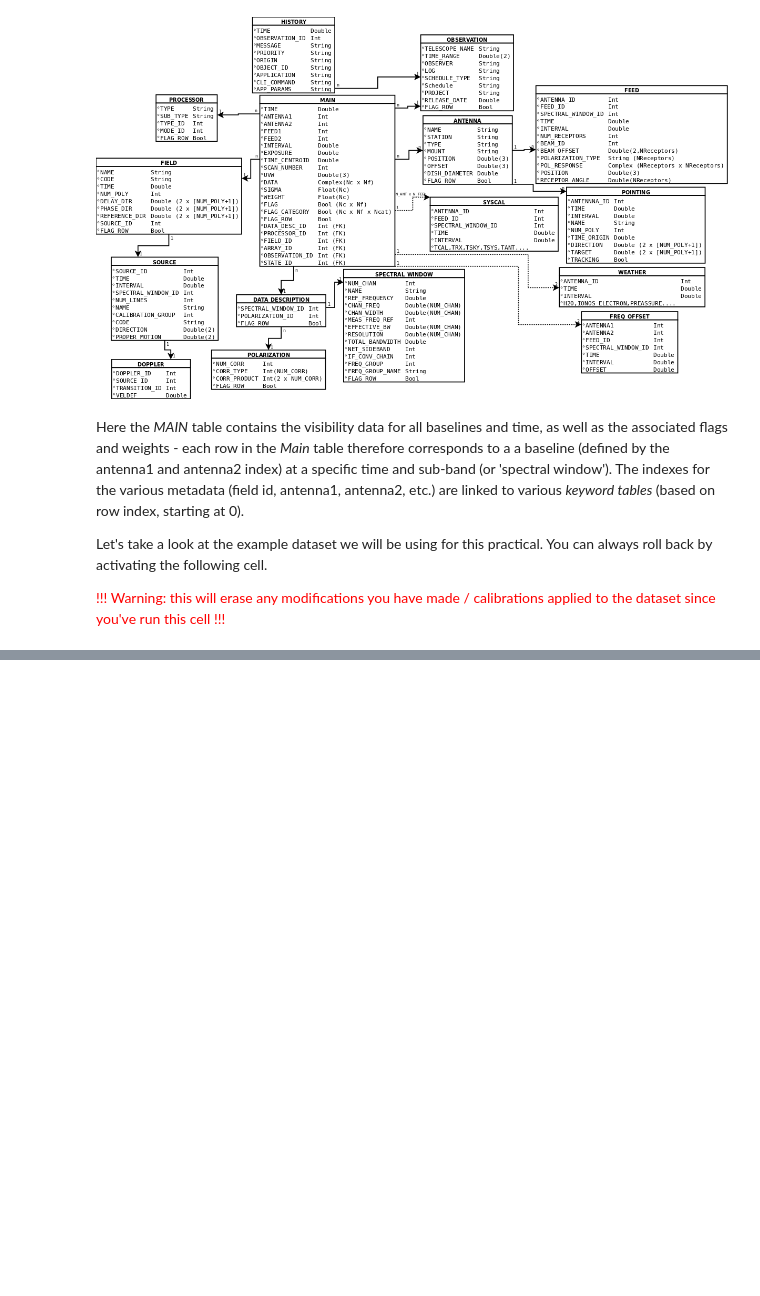
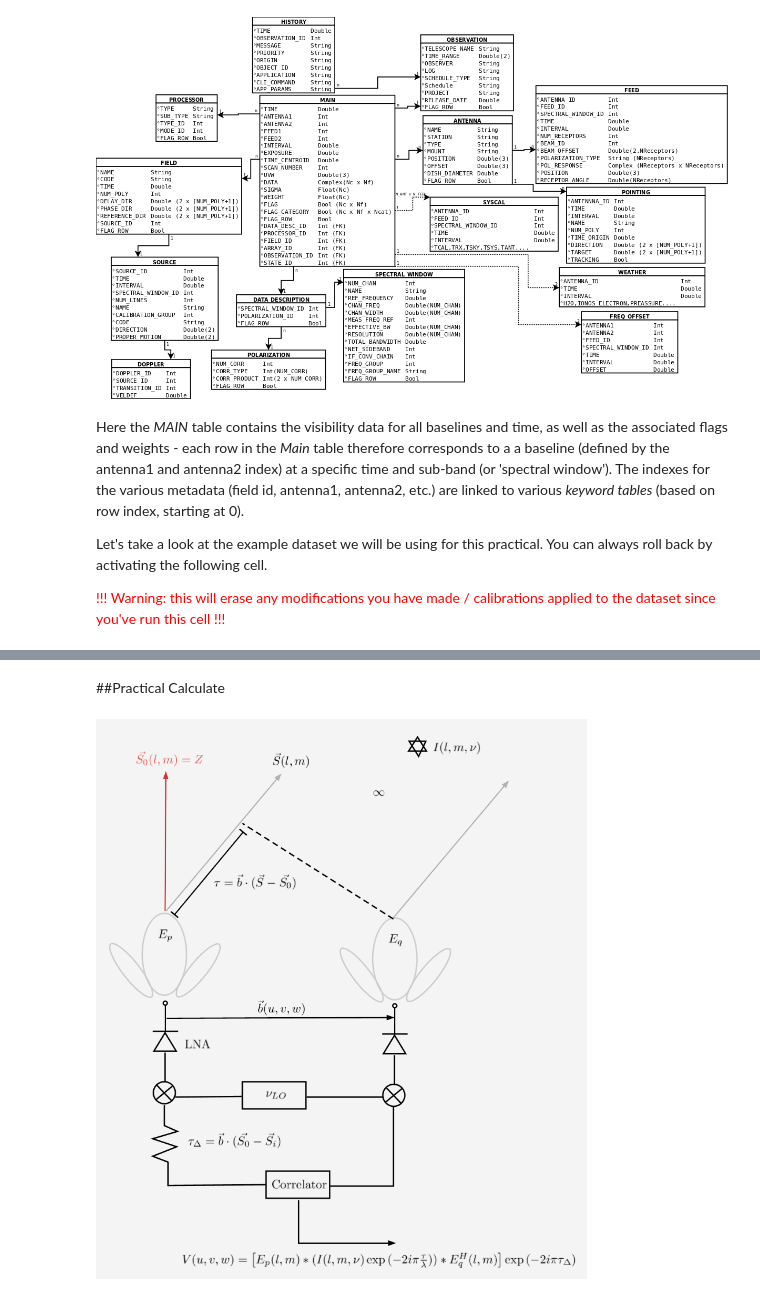
Before and after one commit to tart-telescope/notebooks, a Jupyter notebook: casa_example/casa_reduction_example.ipynb, the cells around one changed output, grey strips where cells are left out. Cells and saved outputs as stored; diff of their text form; code cells hidden in the pictures; blank space fills up the shorter version.

```diff
--- a/casa_example/casa_reduction_example.ipynb
+++ b/casa_example/casa_reduction_example.ipynb
@@ -156,0 +278,7 @@ tb.open(
+# %% [markdown]
+##Practical
+Calculate
+# %%
+Image(os.path.join(os.path.abspath(""), "imgs", "two.element.interferometer.png"))
+# %% [output]
+[figure, added]
```
Also changed, not shown: parts of 13 cells of this notebook, 1 other file.
